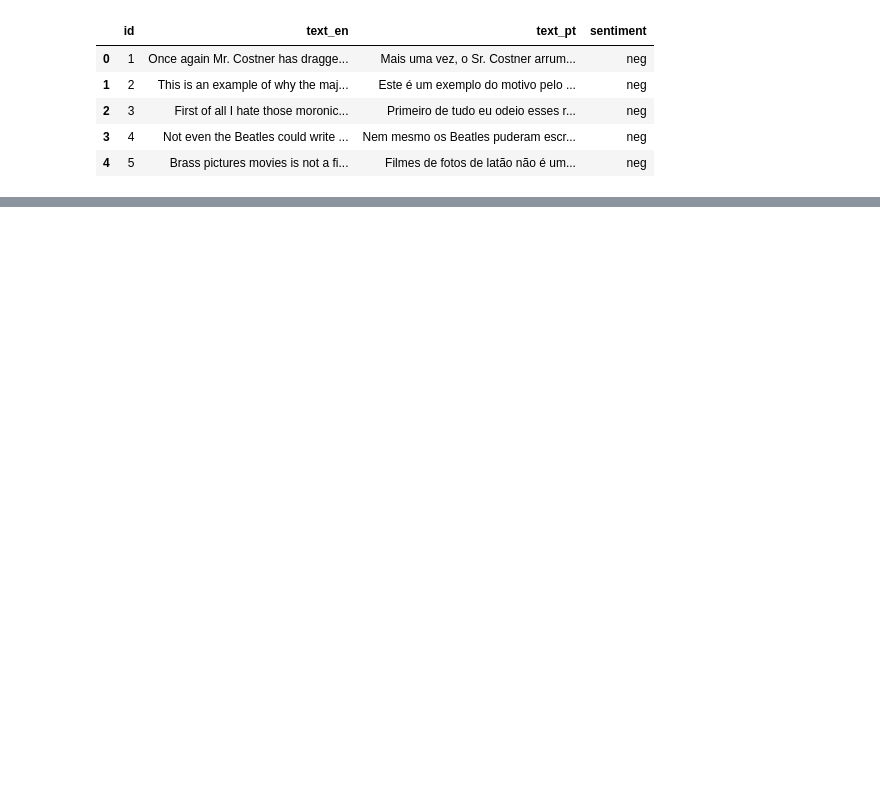
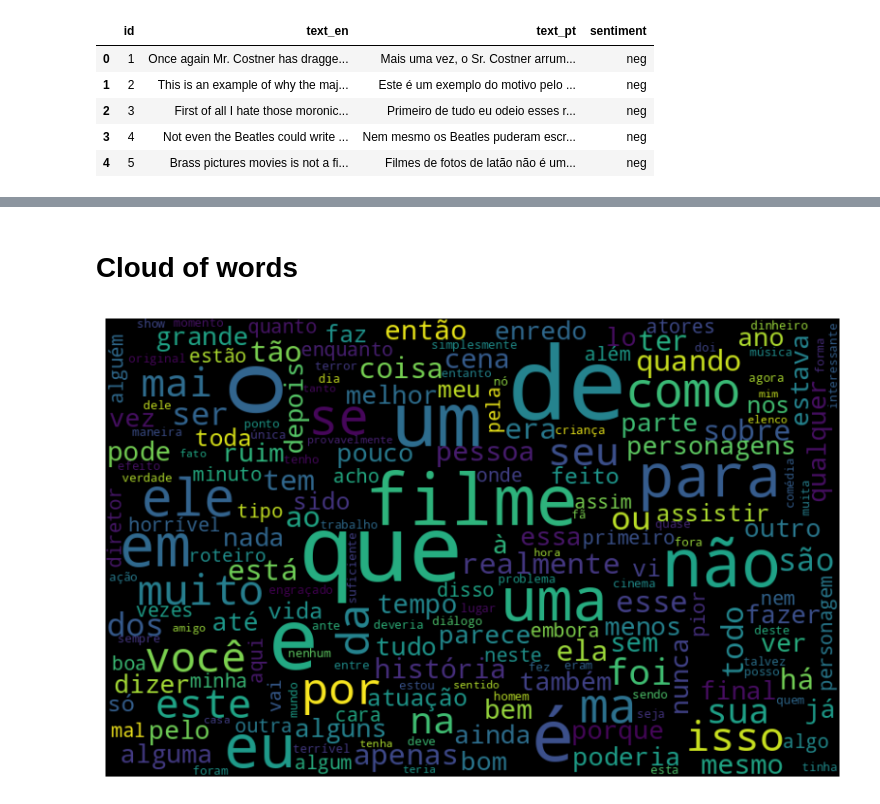
Before and after one commit to oakthyago/DC12-A-Solution-for-Managing-Electrical-Contract-Demand-in-Brazil, a Jupyter notebook: NLP_Introduction.ipynb, the cells around one changed output, grey strips where cells are left out. Drawn from its saved outputs; the diff is of its cells as text; code cells hidden in the pictures; blank space fills up the shorter version.

Commit message:
CLOUD OF WORDS

```diff
--- a/NLP_Introduction.ipynb
+++ b/NLP_Introduction.ipynb
@@ -58 +52,7 @@ df = pd.read_csv('imdb-reviews-pt-br.csv')
+# %%
+import pandas as pd
+
+
+# Load the dataset into the 'data' variable (assuming the file is a CSV, adjust the filename if necessary)
+reviews = pd.read_csv('/content/imdb-reviews-pt-br.csv')
 # %%
@@ -66,0 +75,5 @@ df.head()
+# %%
+# prompt: reviews.sentiment to bololin value 0 neg 1 pos
+
+reviews['bool_sentiment'] = reviews['sentiment'].apply(lambda x: 0 if x == 'neg' else 1)
+reviews.bool_sentiment.value_counts()
@@ -66,0 +191,18 @@ df.head()
+# %% [markdown]
+# Cloud of words
+# %%
+def nuvem_palavras_neg(texto, coluna_texto):
+    texto_negativo = texto.query("sentiment == 'neg'")
+    todas_palavras = ' '.join([texto for texto in texto_negativo[coluna_texto]])
+
+    nuvem_palvras = WordCloud(width= 800, height= 500,
+                              max_font_size = 110,
+                              collocations = False).generate(todas_palavras)
+    plt.figure(figsize=(10,7))
+    plt.imshow(nuvem_palvras, interpolation='bilinear')
+    plt.axis("off")
+    plt.show()
+# %%
+nuvem_palavras_neg(reviews, 'text_pt')
+# %% [output]
+[figure, added]
```
Also changed, not shown: parts of 22 cells of this notebook.
